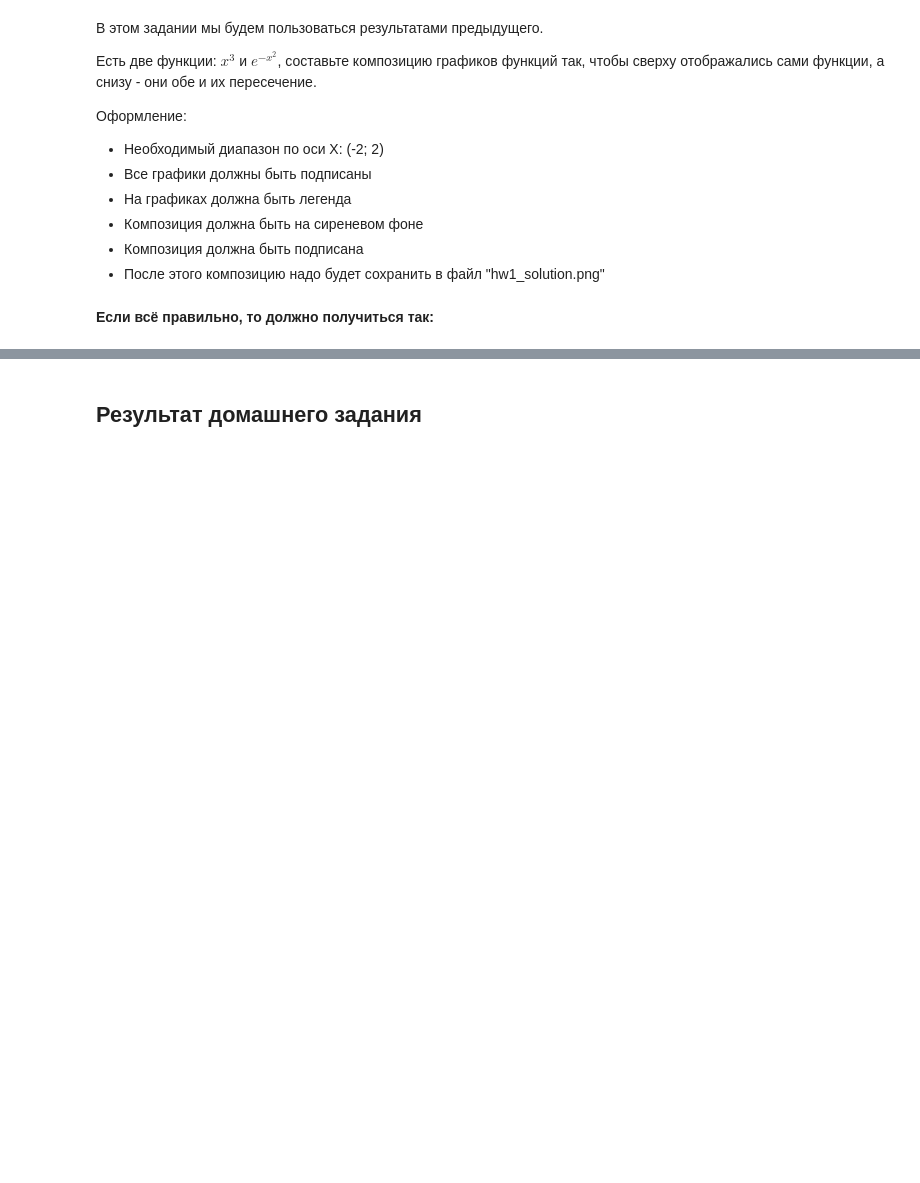
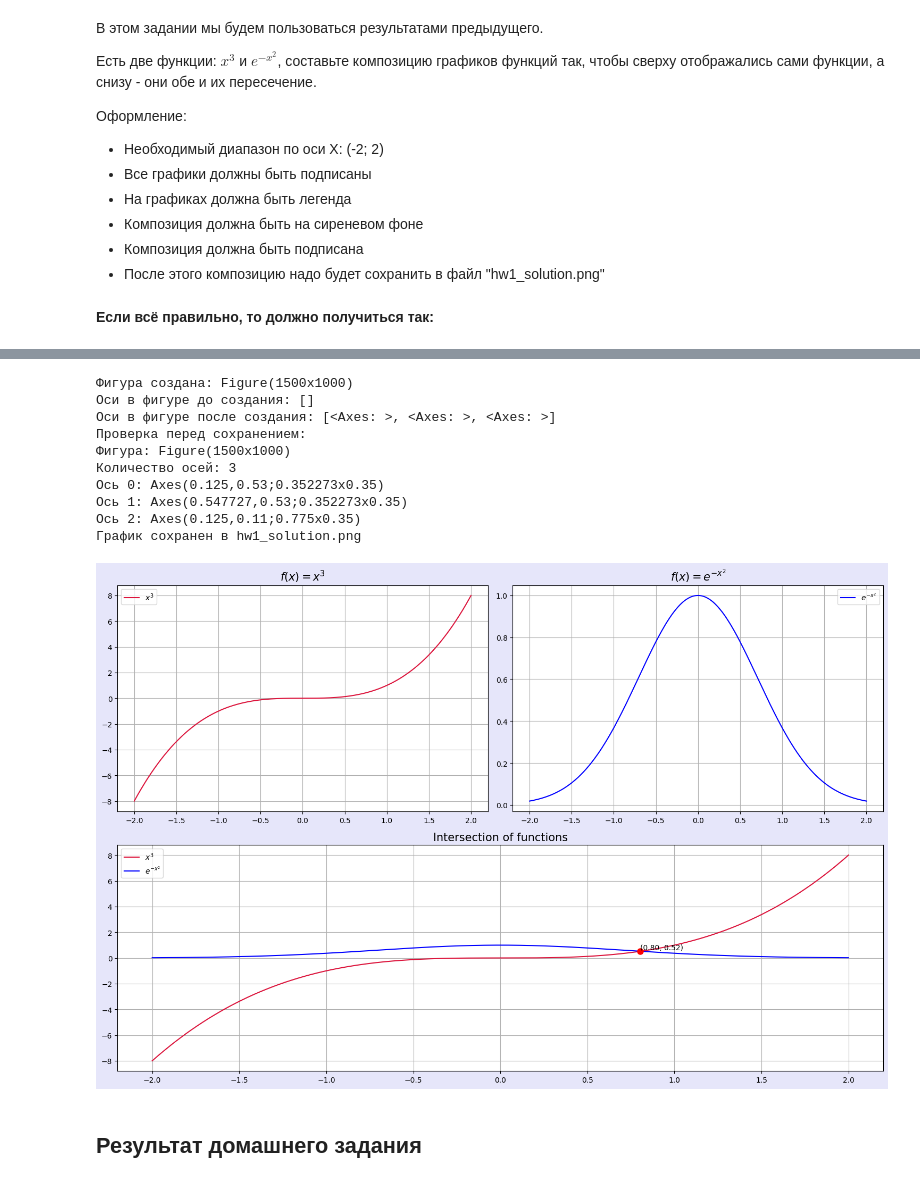
Before and after one commit to A-l-E-v/ML-Engineer, a Jupyter notebook: PyLibs/Matplotlib/Homework_1.ipynb, the cells around one changed output, grey strips where cells are left out. Cells and saved outputs as stored; diff of their text form; code cells hidden in the pictures; blank space fills up the shorter version.

```diff
--- a/PyLibs/Matplotlib/Homework_1.ipynb
+++ b/PyLibs/Matplotlib/Homework_1.ipynb
@@ -161,6 +121,0 @@ axs[0, 1].legend(fontsize=12)
-# %%
-# Объединяем нижние графики
-gs = axs[1, 0].get_gridspec()
-for ax in axs[1, :]:
-    ax.remove()
-ax_low = fig.add_subplot(gs[1, :])
@@ -186,3 +122,77 @@ plt.savefig("hw1_solution.png", dpi=300, bbox_inches='tight')
+# %%
+
+# 1. Создаем фигуру вручную с явным указанием осей
+fig = plt.figure(figsize=(15, 10), facecolor='lavender')
+print(f"Фигура создана: {fig}")
+
+# Проверяем, есть ли оси в фигуре
+print(f"Оси в фигуре до создания: {fig.axes}")
+
+# 2. Создаем сетку и подграфики
+gs = fig.add_gridspec(2, 2)
+ax1 = fig.add_subplot(gs[0, 0])  # Верхний левый
+ax2 = fig.add_subplot(gs[0, 1])  # Верхний правый
+ax3 = fig.add_subplot(gs[1, :])  # Нижний объединенный
+
+print(f"Оси в фигуре после создания: {fig.axes}")
+
+# 3. Генерируем данные
+X = np.linspace(-2, 2, 1000)
+y1 = X**3
+y2 = np.exp(-X**2)
+
+# 4. Рисуем верхний левый график (x^3)
+ax1.plot(X, y1, color='crimson', label=r'$x^3$')
+ax1.set_title(r'$f(x) = x^3$', fontsize=15)
+ax1.grid(True)
+ax1.legend()
+
+# 5. Рисуем верхний правый график (e^{-x^2})
+ax2.plot(X, y2, color='blue', label=r'$e^{-x^2}$')
+ax2.set_title(r'$f(x) = e^{-x^2}$', fontsize=15)
+ax2.grid(True)
+ax2.legend()
+
+# 6. Рисуем нижний объединенный график
+ax3.plot(X, y1, color='crimson', label=r'$x^3$')
+ax3.plot(X, y2, color='blue', label=r'$e^{-x^2}$')
+ax3.set_title('Intersection of functions', fontsize=15)
+ax3.grid(True)
+ax3.legend()
+
+# 7. Находим и отмечаем точки пересечения
+diff = y1 - y2
+crossings = np.where(np.diff(np.sign(diff)))[0]
+for idx in crossings:
+    x_cross = X[idx]
+    y_cross = y1[idx]
+    ax3.plot(x_cross, y_cross, 'ro', markersize=8)
+    ax3.text(x_cross, y_cross, f'({x_cross:.2f}, {y_cross:.2f})',
+            fontsize=10, verticalalignment='bottom')
+
+# 8. Проверка перед сохранением
+print("Проверка перед сохранением:")
+print(f"Фигура: {fig}")
+print(f"Количество осей: {len(fig.axes)}")
+for i, ax in enumerate(fig.axes):
+    print(f"Ось {i}: {ax}")
+
+# 9. Сохраняем и показываем
+plt.tight_layout()
+plt.savefig("hw1_solution.png", dpi=300, bbox_inches='tight')
+print("График сохранен в hw1_solution.png")
+# %% [output]
+Фигура создана: Figure(1500x1000)
+Оси в фигуре до создания: []
+Оси в фигуре после создания: [<Axes: >, <Axes: >, <Axes: >]
+Проверка перед сохранением:
+Фигура: Figure(1500x1000)
+Количество осей: 3
+Ось 0: Axes(0.125,0.53;0.352273x0.35)
+Ось 1: Axes(0.547727,0.53;0.352273x0.35)
+Ось 2: Axes(0.125,0.11;0.775x0.35)
+График сохранен в hw1_solution.png
+[figure, added]
 # %% [markdown]
 ## Результат домашнего задания
 # %% [markdown]
```
Also changed, not shown: parts of 19 cells of this notebook, 10 other files.
